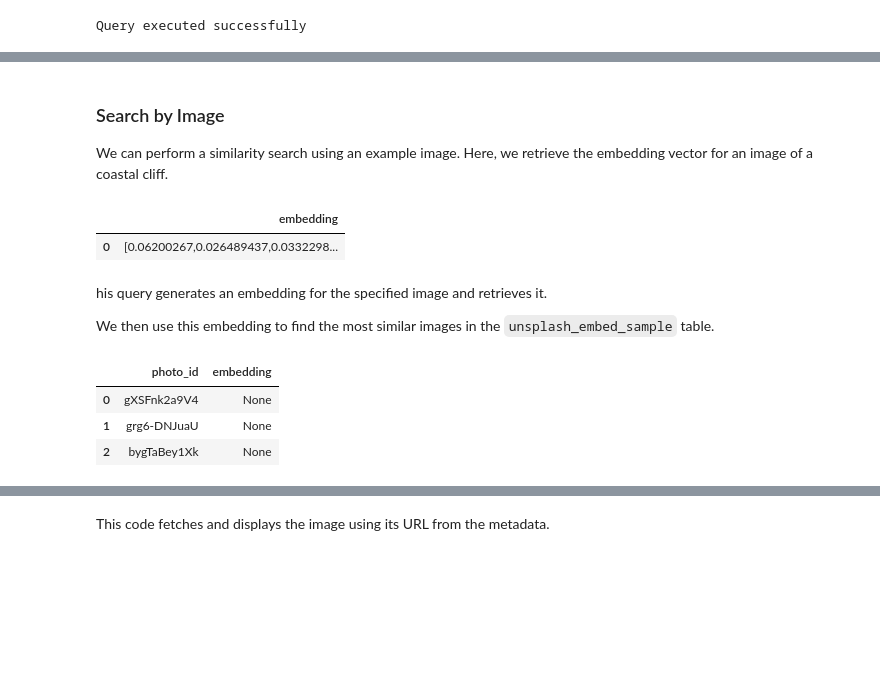
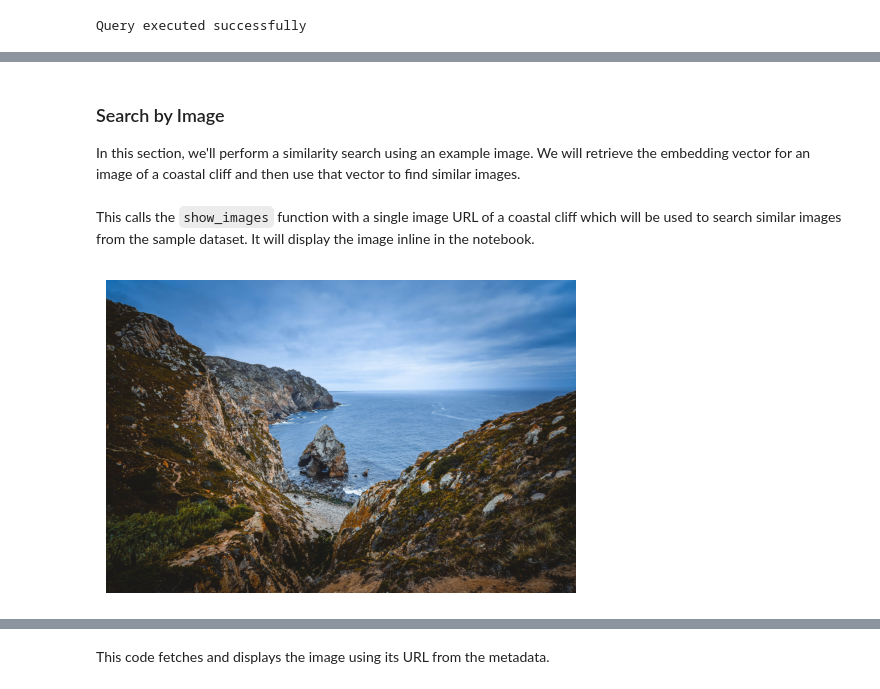
Before and after one commit to smartmind-team/mintlify-docs, a Jupyter notebook: examples/Image_Retrieval.ipynb, the cells around one changed output, grey strips where cells are left out. Saved outputs shown, nothing was run; the diff lists cells and outputs as text; code cells hidden in the pictures; blank space fills up the shorter version.

```diff
--- a/examples/Image_Retrieval.ipynb
+++ b/examples/Image_Retrieval.ipynb
@@ -239,46 +277,10 @@ This step uses the `openai/clip-vit-base-patch32` model to calculate embeddings
 # %% [markdown]
 ### Search by Image
-We can perform a similarity search using an example image. Here, we retrieve the embedding vector for an image of a coastal cliff.
+In this section, we'll perform a similarity search using an example image. We will retrieve the embedding vector for an image of a coastal cliff and then use that vector to find similar images.
-# %%
-query_result = client.query.execute(
-    """
-    SELECT
-        thanosql.embed(
-            engine := 'huggingface',
-            input := 'coastal_cliff.jpg',
-            model := 'openai/clip-vit-base-patch32'
-        ) AS embedding
-    """
-)
-check_query_result(query_result)
-# %% [output]
-|  | embedding |
-| 0 | [0.06200267,0.026489437,0.0332298... |
-# %% [markdown]
-his query generates an embedding for the specified image and retrieves it.
-
-We then use this embedding to find the most similar images in the `unsplash_embed_sample` table.
-# %%
-query_result = client.query.execute(
-    """
-    WITH calculated_embeddings AS (
-        SELECT
-            thanosql.embed(
-                engine := 'huggingface',
-                input := 'coastal_cliff.jpg',
-                model := 'openai/clip-vit-base-patch32'
-            ) AS embedding
-    )
-    SELECT photo_id, embedding
-    FROM unsplash_embed_sample
-    ORDER BY embedding <-> (SELECT embedding FROM calculated_embeddings)
-    LIMIT 3
-    """
-)
-check_query_result(query_result)
-# %% [output]
-|  | photo_id | embedding |
-| 0 | gXSFnk2a9V4 | None |
-| 1 | grg6-DNJuaU | None |
-| 2 | bygTaBey1Xk | None |
+# %% [markdown]
+This calls the `show_images` function with a single image URL of a coastal cliff which will be used to search similar images from the sample dataset. It will display the image inline in the notebook.
+# %%
+show_images('https://images.unsplash.com/photo-1506887419028-47afaf38c27e')
+# %% [output]
+[figure, added]
 # %% [markdown]
```
Also changed, not shown: parts of 23 cells of this notebook, 15 other files.
